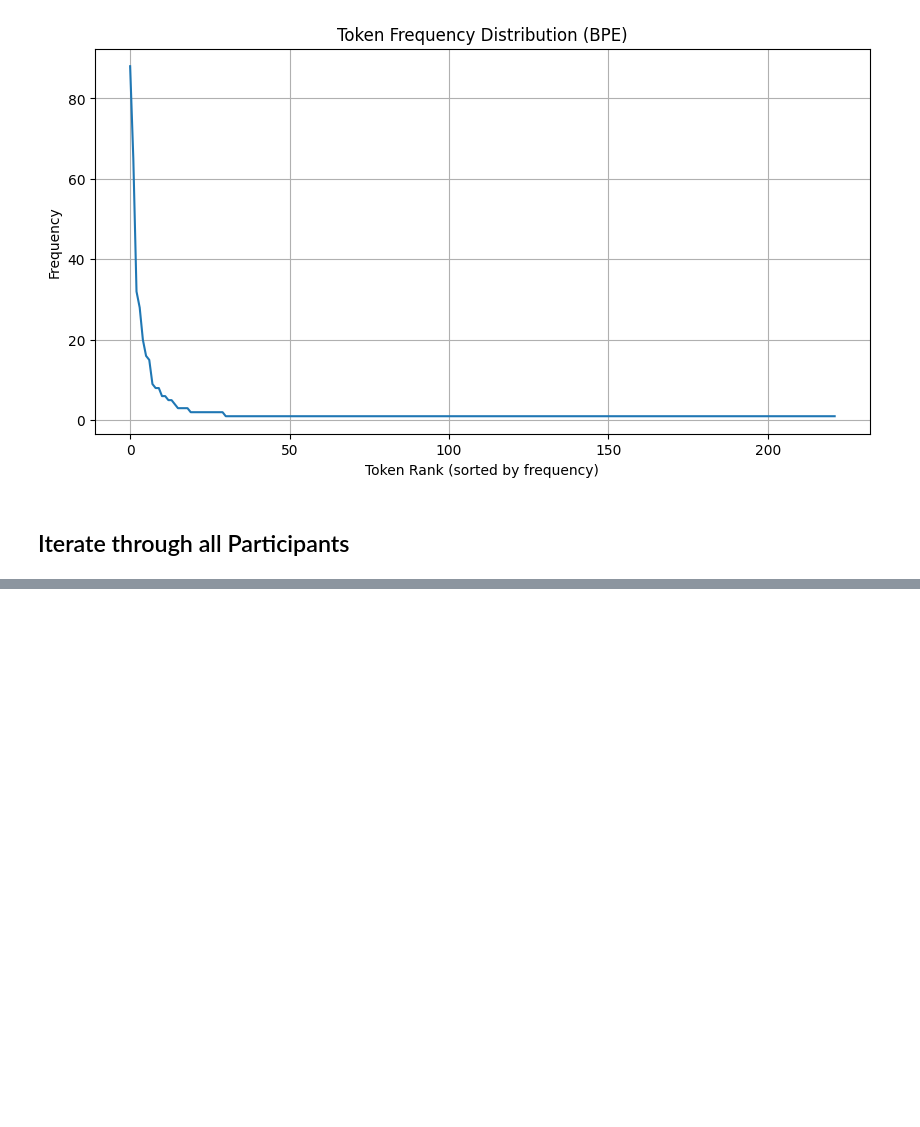
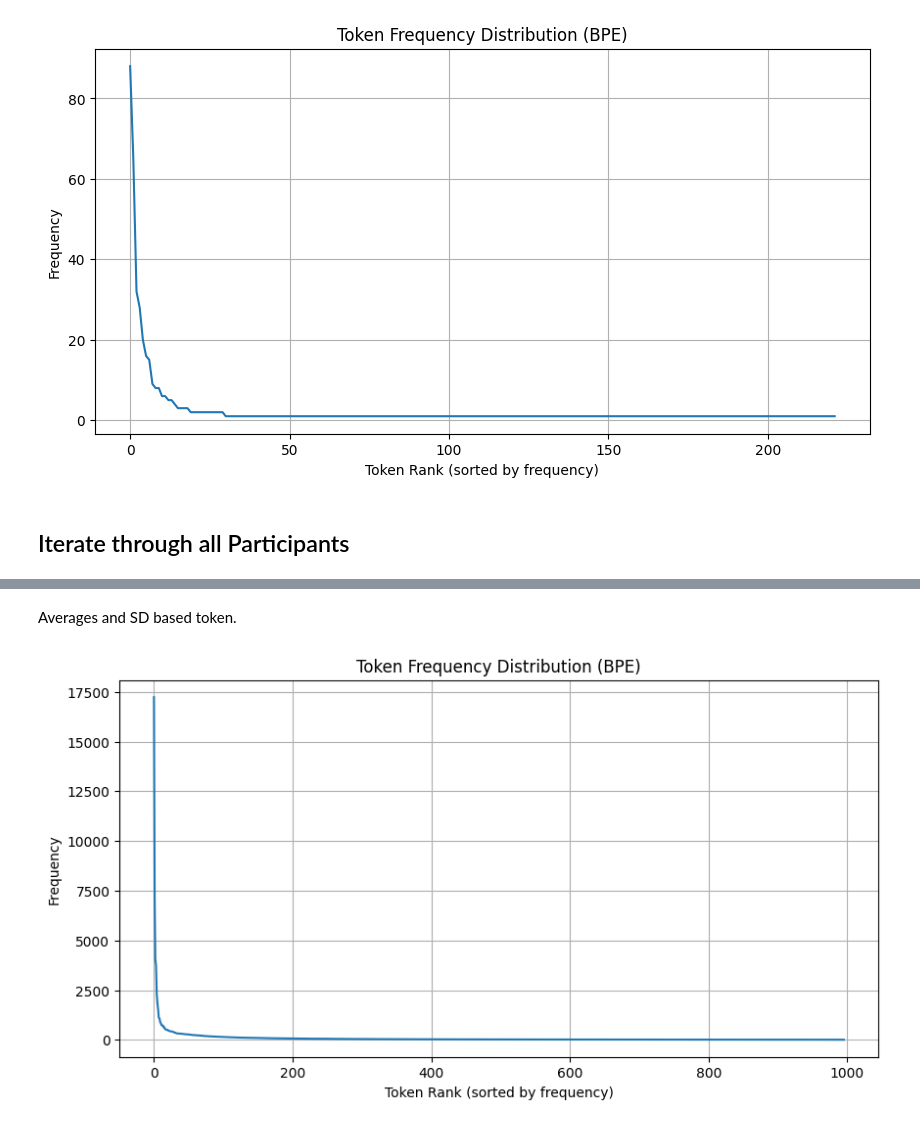
Before and after one commit to kyradelray/Wearables_Tokenizer, a Jupyter notebook: Tokenizer.ipynb, the cells around one changed output, grey strips where cells are left out. Saved outputs shown, nothing was run; the diff lists cells and outputs as text; code cells hidden in the pictures; blank space fills up the shorter version.

```diff
--- a/Tokenizer.ipynb
+++ b/Tokenizer.ipynb
@@ -249,0 +472,23 @@ plt.show()
+# %% [markdown]
+Averages and SD based token.
+# %%
+
+# Flatten all token ids from all entries in tokenized_c
+all_token_ids_s = [token_id for entry in tokenized_s for token_id in entry.ids]
+
+# Count frequency of each token id
+token_counts_s = Counter(all_token_ids_s)
+
+# Sort tokens by frequency
+sorted_tokens_s = sorted(token_counts_s.items(), key=lambda x: x[1], reverse=True)
+token_ids_sorted_s, frequencies_s = zip(*sorted_tokens_s)
+
+plt.figure(figsize=(10, 5))
+plt.plot(frequencies_s)
+plt.xlabel("Token Rank (sorted by frequency)")
+plt.ylabel("Frequency")
+plt.title("Token Frequency Distribution (BPE)")
+plt.grid(True)
+plt.show()
+# %% [output]
+[figure, added]
```
Also changed, not shown: parts of 56 cells of this notebook, 2 other files.
